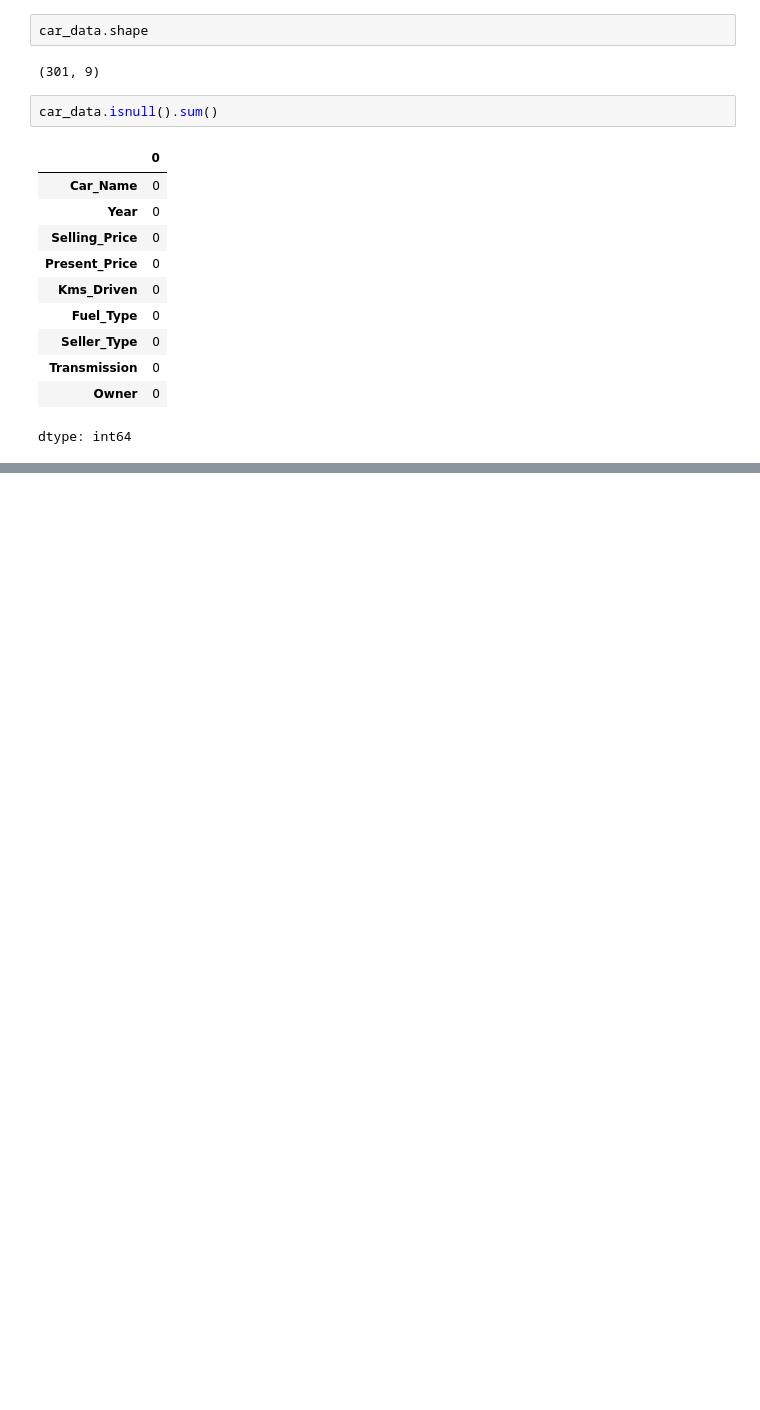
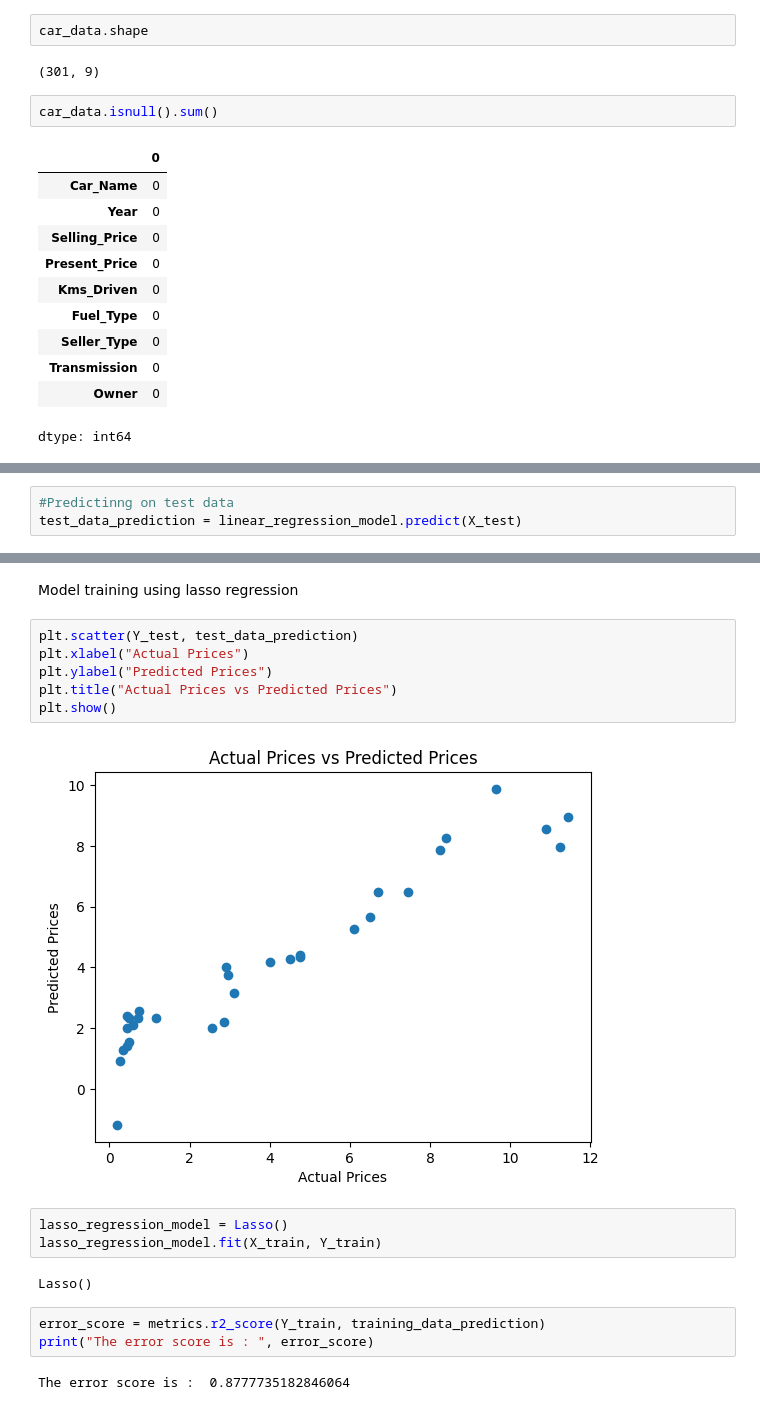
Before and after one commit to oduoranto/Machine-Learning, a Jupyter notebook: CarPricePrediction_pynb.ipynb, the cells around one changed output, grey strips where cells are left out. Drawn from its saved outputs; the diff is of its cells as text; blank space fills up the shorter version.

```diff
--- a/CarPricePrediction_pynb.ipynb
+++ b/CarPricePrediction_pynb.ipynb
@@ -48,0 +173,3 @@ dtype: int64
+# %%
+#Predictinng on test data
+test_data_prediction = linear_regression_model.predict(X_test)
@@ -48,0 +181,20 @@ dtype: int64
+# %% [markdown]
+Model training using lasso regression
+# %%
+plt.scatter(Y_test, test_data_prediction)
+plt.xlabel("Actual Prices")
+plt.ylabel("Predicted Prices")
+plt.title("Actual Prices vs Predicted Prices")
+plt.show()
+# %% [output]
+[figure, added]
+# %%
+lasso_regression_model = Lasso()
+lasso_regression_model.fit(X_train, Y_train)
+# %% [output]
+Lasso()
+# %%
+error_score = metrics.r2_score(Y_train, training_data_prediction)
+print("The error score is : ", error_score)
+# %% [output]
+The error score is :  0.8777735182846064
```
Also changed, not shown: parts of 29 cells of this notebook.
